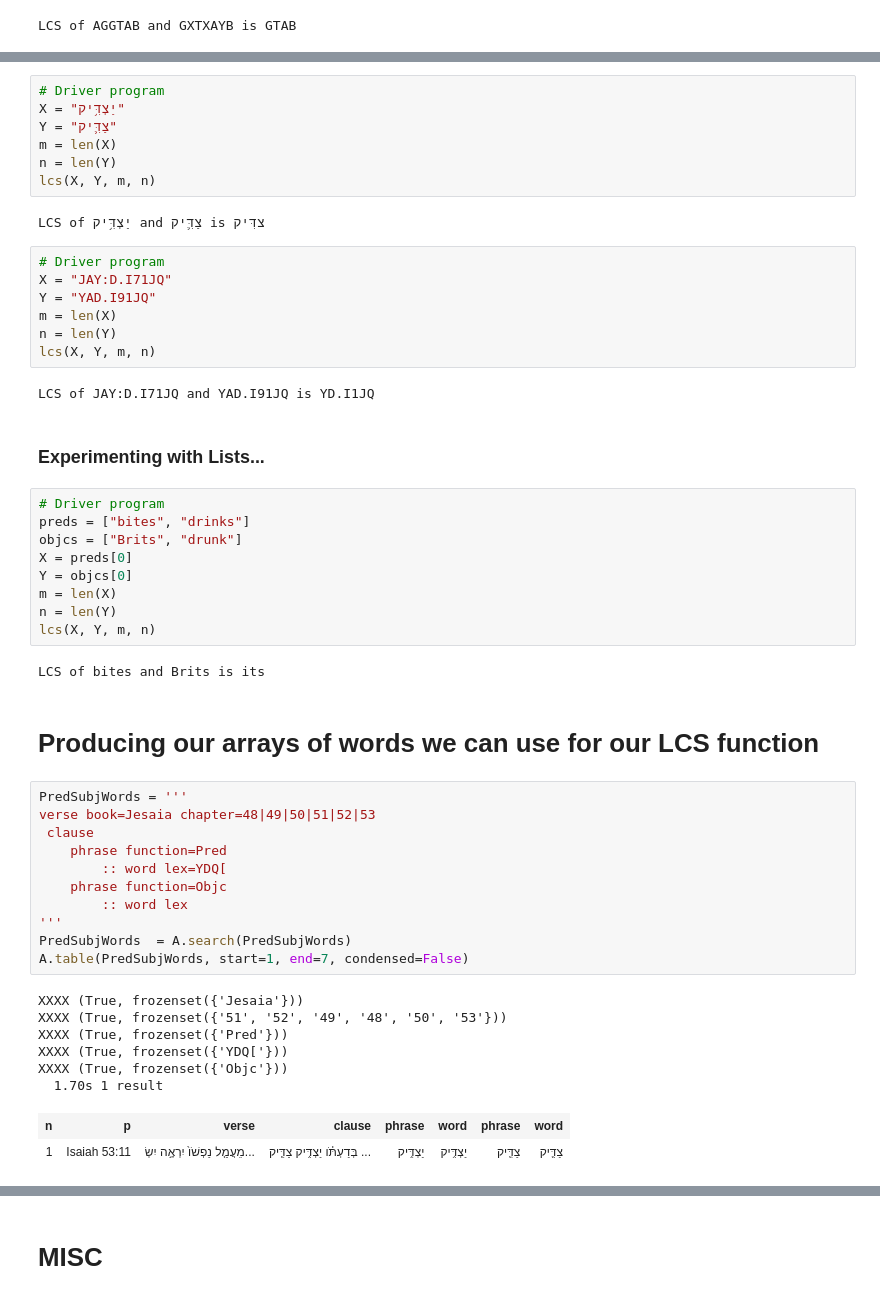
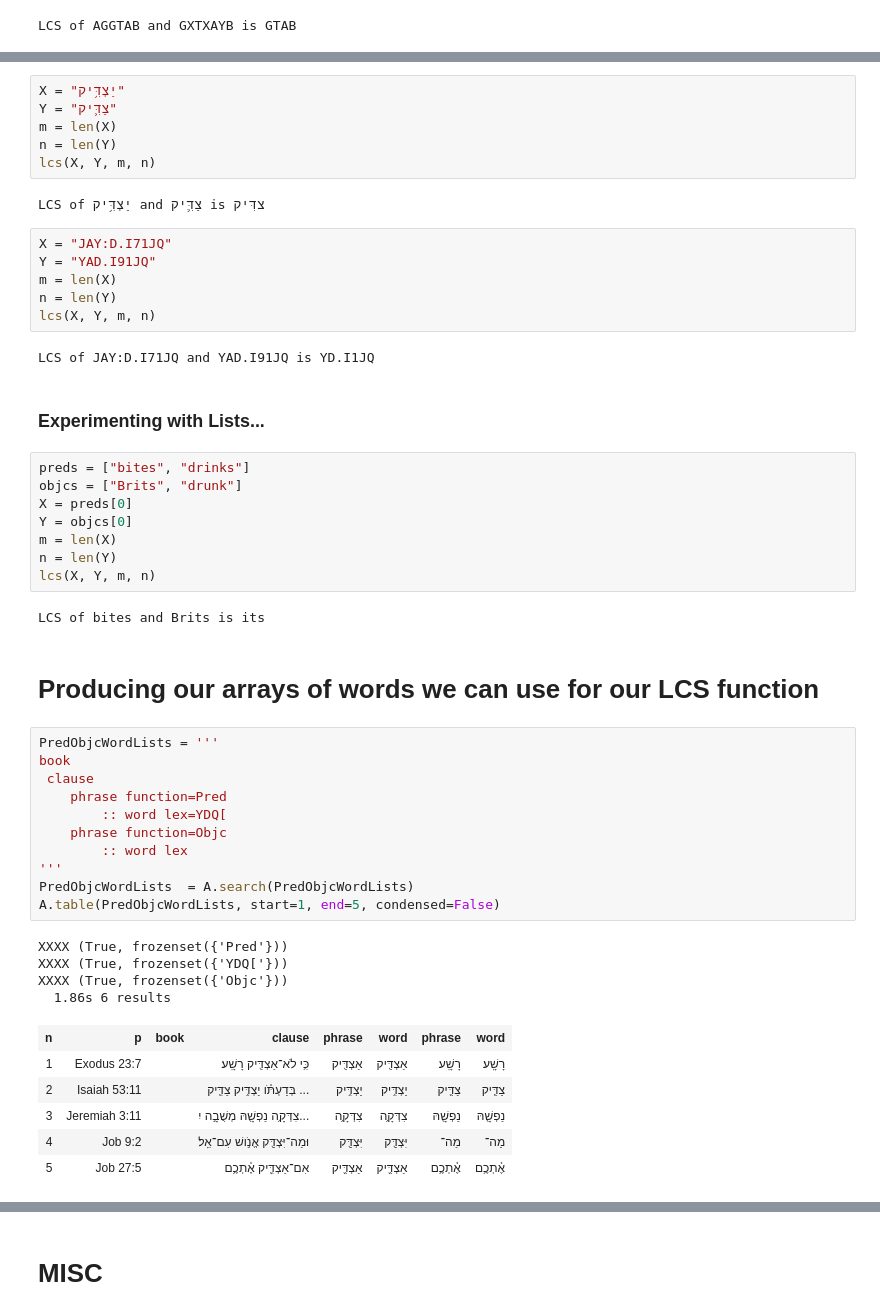
Before and after one commit to oliverglanz/Text-Fabric, a Jupyter notebook: LCS/0000_ETCBC-TF_2101-BHS_ETCBC_LCS_o.glanz _prof-edition.ipynb, the cells around one changed output, grey strips where cells are left out. Cells and saved outputs as stored; diff of their text form.

```diff
--- a/LCS/0000_ETCBC-TF_2101-BHS_ETCBC_LCS_o.glanz _prof-edition.ipynb
+++ b/LCS/0000_ETCBC-TF_2101-BHS_ETCBC_LCS_o.glanz _prof-edition.ipynb
@@ -136,7 +136,6 @@ LCS of AGGTAB and GXTXAYB is GTAB
 ### Simple Test with Hebrew characters form Isa 53:11
 ![image.png](attachment:image.png)
 # %%
-# Driver program
 X = "יַצְדִּ֥יק"
 Y = "צַדִּ֛יק"
 m = len(X)
@@ -145,7 +144,6 @@ lcs(X, Y, m, n)
 # %% [output]
 LCS of יַצְדִּ֥יק and צַדִּ֛יק is צדִּיק
 # %%
-# Driver program
 X = "JAY:D.I71JQ"
 Y = "YAD.I91JQ"
 m = len(X)
@@ -156,7 +154,6 @@ LCS of JAY:D.I71JQ and YAD.I91JQ is YD.I1JQ
 # %% [markdown]
 ### Experimenting with Lists...
 # %%
-# Driver program
 preds = ["bites", "drinks"]
 objcs = ["Brits", "drunk"]
 X = preds[0]
@@ -169,22 +166,24 @@ LCS of bites and Brits is its
 # %% [markdown]
 # Producing our arrays of words we can use for our LCS function
 # %%
-PredSubjWords = '''
-verse book=Jesaia chapter=48|49|50|51|52|53
+PredObjcWordLists = '''
+book
  clause
     phrase function=Pred
         :: word lex=YDQ[
     phrase function=Objc
         :: word lex
 '''
-PredSubjWords  = A.search(PredSubjWords)
-A.table(PredSubjWords, start=1, end=7, condensed=False)
+PredObjcWordLists  = A.search(PredObjcWordLists)
+A.table(PredObjcWordLists, start=1, end=5, condensed=False)
 # %% [output]
-XXXX (True, frozenset({'Jesaia'}))
-XXXX (True, frozenset({'51', '52', '49', '48', '50', '53'}))
 XXXX (True, frozenset({'Pred'}))
 XXXX (True, frozenset({'YDQ['}))
 XXXX (True, frozenset({'Objc'}))
-  1.70s 1 result
+  1.86s 6 results
-| n | p | verse | clause | phrase | word | phrase | word |
-| 1 | Isaiah 53:11 | מֵעֲמַ֤ל נַפְשֹׁו֙ יִרְאֶ֣ה יִשְׂ... | בְּדַעְתֹּ֗ו יַצְדִּ֥יק צַדִּ֛יק ... | יַצְדִּ֥יק | יַצְדִּ֥יק | צַדִּ֛יק | צַדִּ֛יק |
+| n | p | book | clause | phrase | word | phrase | word |
+| 1 | Exodus 23:7 |  | כִּ֥י לֹא־אַצְדִּ֖יק רָשָֽׁע׃ | אַצְדִּ֖יק | אַצְדִּ֖יק | רָשָֽׁע׃ | רָשָֽׁע׃ |
+| 2 | Isaiah 53:11 |  | בְּדַעְתֹּ֗ו יַצְדִּ֥יק צַדִּ֛יק ... | יַצְדִּ֥יק | יַצְדִּ֥יק | צַדִּ֛יק | צַדִּ֛יק |
+| 3 | Jeremiah 3:11 |  | צִדְּקָ֥ה נַפְשָׁ֖הּ מְשֻׁבָ֣ה יִ... | צִדְּקָ֥ה | צִדְּקָ֥ה | נַפְשָׁ֖הּ | נַפְשָׁ֖הּ |
+| 4 | Job 9:2 |  | וּמַה־יִּצְדַּ֖ק אֱנֹ֣ושׁ עִם־אֵֽל׃ | יִּצְדַּ֖ק | יִּצְדַּ֖ק | מַה־ | מַה־ |
+| 5 | Job 27:5 |  | אִם־אַצְדִּ֪יק אֶ֫תְכֶ֥ם | אַצְדִּ֪יק | אַצְדִּ֪יק | אֶ֫תְכֶ֥ם | אֶ֫תְכֶ֥ם |
```
Also changed, not shown: parts of 10 cells of this notebook.
